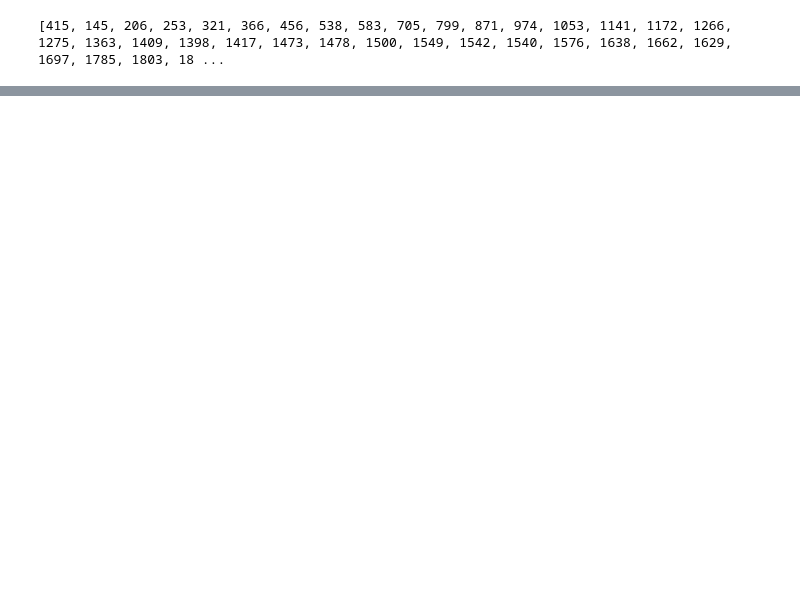
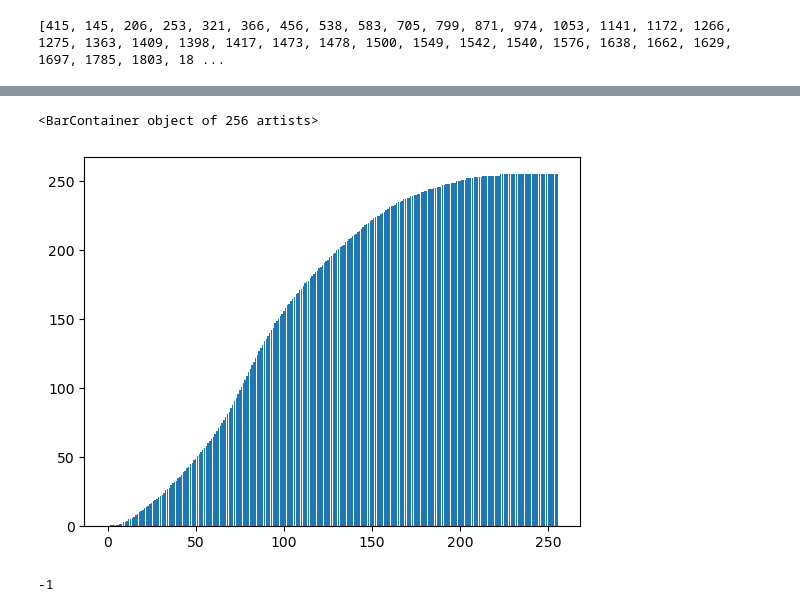
Before and after one commit to RaulMartino/Cefet, a Jupyter notebook: Processamento de Imagens/Rascunho pra estudo.ipynb, the cells around one changed output, grey strips where cells are left out. Cells and saved outputs as stored; diff of their text form; code cells hidden in the pictures; blank space fills up the shorter version.

```diff
--- a/Processamento de Imagens/Rascunho pra estudo.ipynb
+++ b/Processamento de Imagens/Rascunho pra estudo.ipynb
@@ -63,0 +64,24 @@ plt.bar(var_eixo_x, ac_norm_hist)
+# %%
+#Equalizando o histograma
+eq_hist = ac_norm_hist.copy()
+
+for i in range(256):
+    eq_hist[i] = round(eq_hist[i]*255)
+
+plt.bar(var_eixo_x, eq_hist)
+# %% [output]
+<BarContainer object of 256 artists>
+[figure, added]
+# %%
+#Fazendo uma imagem equalizada
+eq_img = np.zeros(gray_img.shape[:2], dtype = 'uint8')
+
+for i in range(img_height):
+    for j in range(img_width):
+        eq_img[i,j] = eq_hist[gray_img[i,j]]
+
+cv2.imshow('Imagem cinza', gray_img)
+cv2.imshow('Imagem equalizada', eq_img)
+cv2.waitKey()
+# %% [output]
+-1
```
Also changed, not shown: parts of 10 cells of this notebook.
